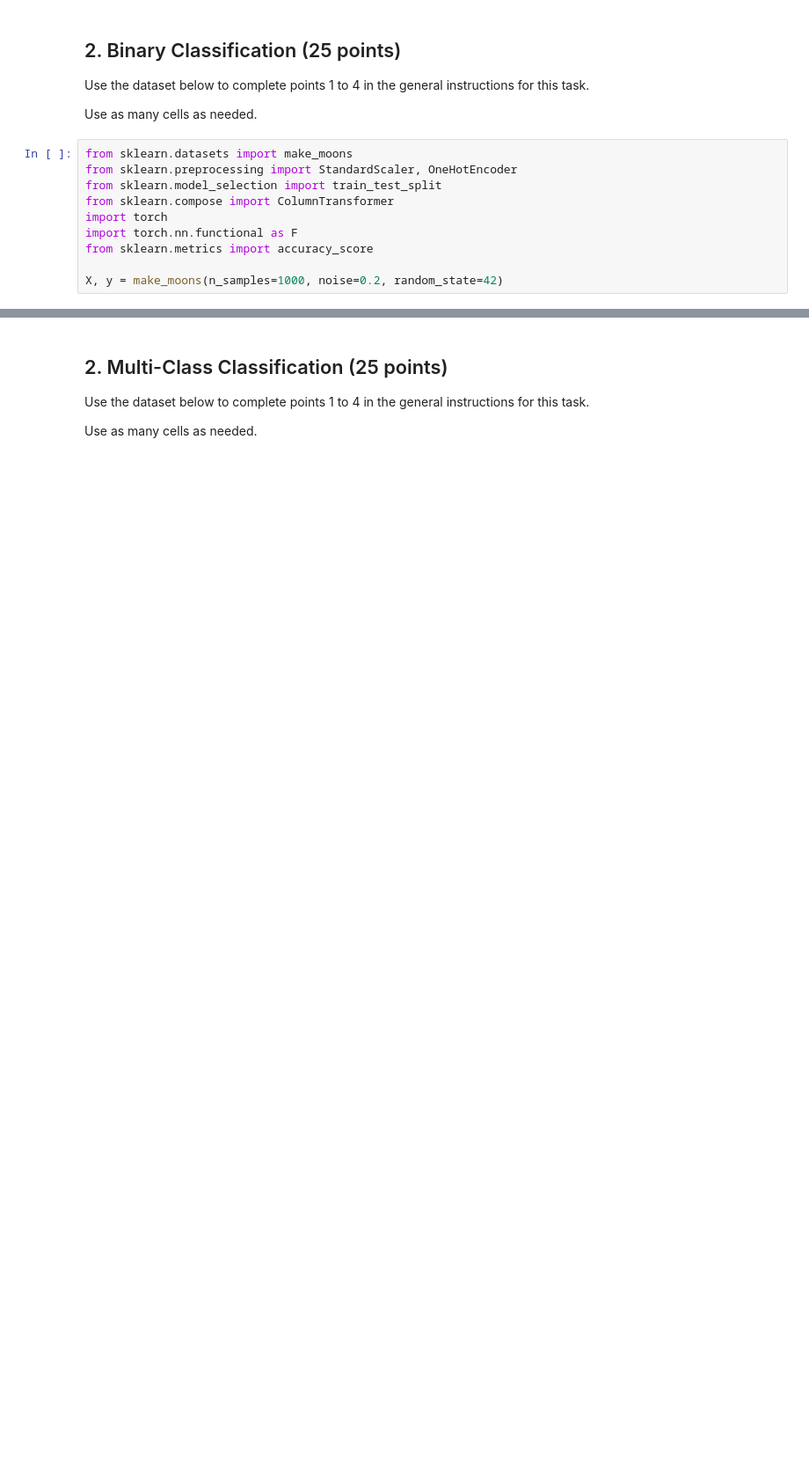
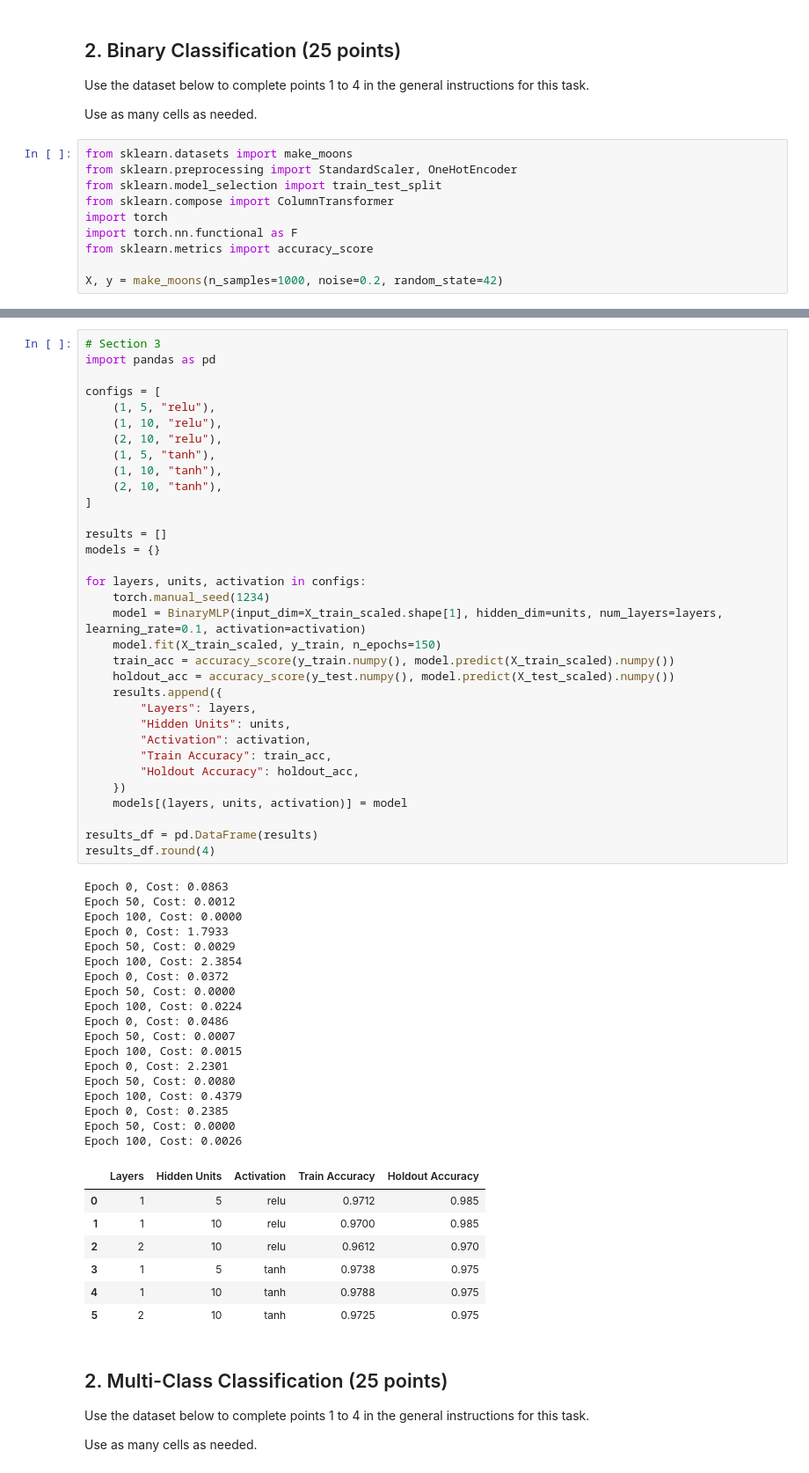
Before and after one commit to laine-goldmacher/ML-Labs, a Jupyter notebook: 04-manual-mlps.ipynb, the cells around one changed output, grey strips where cells are left out. Shown at 88% size. Cells and saved outputs as stored; diff of their text form; blank space fills up the shorter version.

```diff
--- a/04-manual-mlps.ipynb
+++ b/04-manual-mlps.ipynb
@@ -205,3 +203,62 @@ Reporting set's accuracy: 98.50%
+# %%
+# Section 3
+import pandas as pd
+
+configs = [
+    (1, 5, "relu"),
+    (1, 10, "relu"),
+    (2, 10, "relu"),
+    (1, 5, "tanh"),
+    (1, 10, "tanh"),
+    (2, 10, "tanh"),
+]
+
+results = []
+models = {}
+
+for layers, units, activation in configs:
+    torch.manual_seed(1234)
+    model = BinaryMLP(input_dim=X_train_scaled.shape[1], hidden_dim=units, num_layers=layers, learning_rate=0.1, activation=activation)
+    model.fit(X_train_scaled, y_train, n_epochs=150)
+    train_acc = accuracy_score(y_train.numpy(), model.predict(X_train_scaled).numpy())
+    holdout_acc = accuracy_score(y_test.numpy(), model.predict(X_test_scaled).numpy())
+    results.append({
+        "Layers": layers,
+        "Hidden Units": units,
+        "Activation": activation,
+        "Train Accuracy": train_acc,
+        "Holdout Accuracy": holdout_acc,
+    })
+    models[(layers, units, activation)] = model
+
+results_df = pd.DataFrame(results)
+results_df.round(4)
+# %% [output]
+Epoch 0, Cost: 0.0863
+Epoch 50, Cost: 0.0012
+Epoch 100, Cost: 0.0000
+Epoch 0, Cost: 1.7933
+Epoch 50, Cost: 0.0029
+Epoch 100, Cost: 2.3854
+Epoch 0, Cost: 0.0372
+Epoch 50, Cost: 0.0000
+Epoch 100, Cost: 0.0224
+Epoch 0, Cost: 0.0486
+Epoch 50, Cost: 0.0007
+Epoch 100, Cost: 0.0015
+Epoch 0, Cost: 2.2301
+Epoch 50, Cost: 0.0080
+Epoch 100, Cost: 0.4379
+Epoch 0, Cost: 0.2385
+Epoch 50, Cost: 0.0000
+Epoch 100, Cost: 0.0026
+|  | Layers | Hidden Units | Activation | Train Accuracy | Holdout Accuracy |
+| 0 | 1 | 5 | relu | 0.9712 | 0.985 |
+| 1 | 1 | 10 | relu | 0.9700 | 0.985 |
+| 2 | 2 | 10 | relu | 0.9612 | 0.970 |
+| 3 | 1 | 5 | tanh | 0.9738 | 0.975 |
+| 4 | 1 | 10 | tanh | 0.9788 | 0.975 |
+| 5 | 2 | 10 | tanh | 0.9725 | 0.975 |
 # %% [markdown]
 ## 2. Multi-Class Classification (25 points)
 
```
Also changed, not shown: parts of 2 cells of this notebook.
